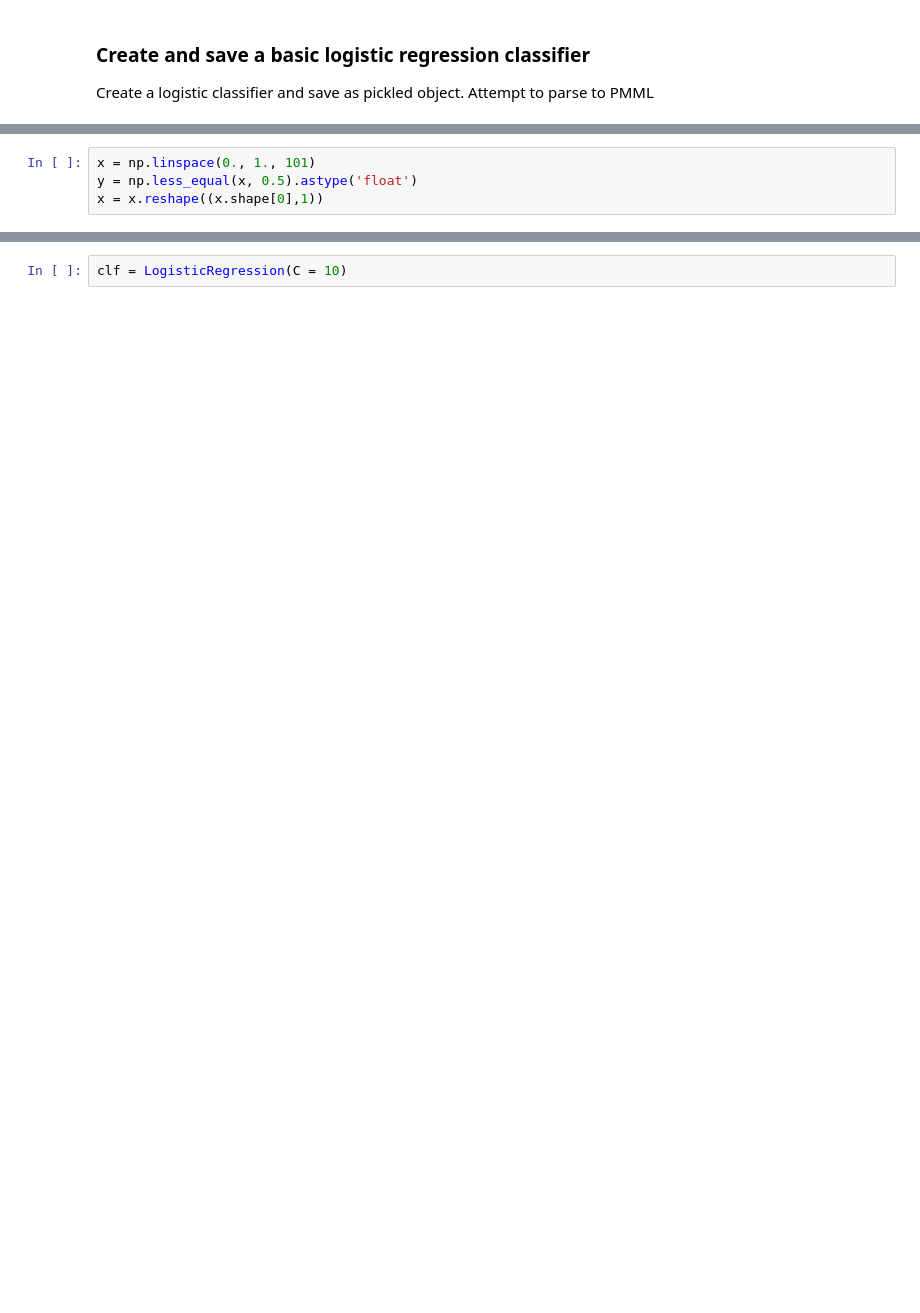
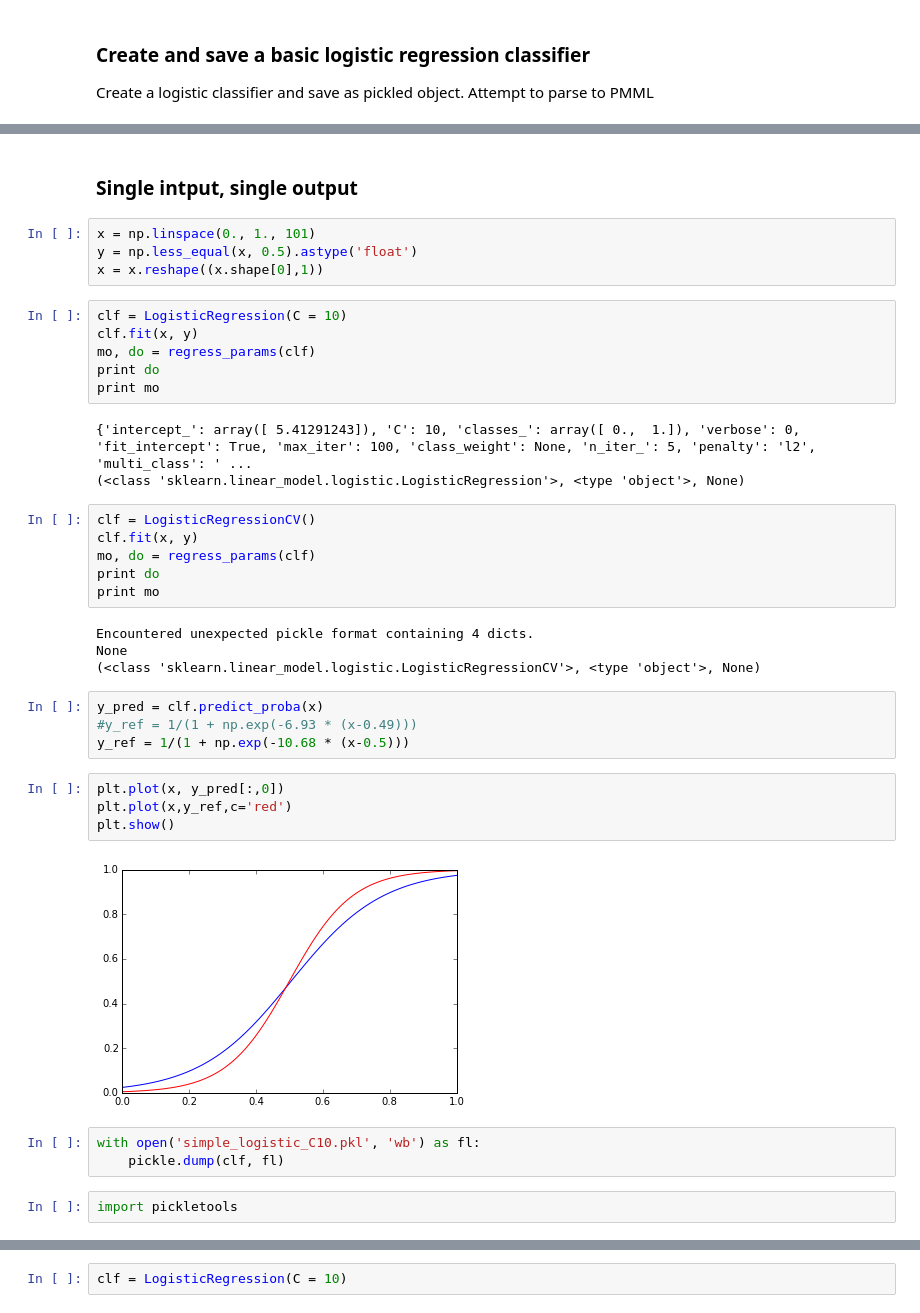
Before and after one commit to nikos-daniilidis/python-ml-experiments, a Jupyter notebook: classification/simple_logistic_pickle.ipynb, the cells around one changed output, grey strips where cells are left out. Drawn from its saved outputs; the diff is of its cells as text; blank space fills up the shorter version.

Commit message:
Updated pickle notebooks.

```diff
--- a/classification/simple_logistic_pickle.ipynb
+++ b/classification/simple_logistic_pickle.ipynb
@@ -10,4 +37,40 @@ import pickle
+# %% [markdown]
+### Single intput, single output
 # %%
 x = np.linspace(0., 1., 101)
 y = np.less_equal(x, 0.5).astype('float')
 x = x.reshape((x.shape[0],1))
+# %%
+clf = LogisticRegression(C = 10)
+clf.fit(x, y)
+mo, do = regress_params(clf)
+print do
+print mo
+# %% [output]
+{'intercept_': array([ 5.41291243]), 'C': 10, 'classes_': array([ 0.,  1.]), 'verbose': 0, 'fit_intercept': True, 'max_iter': 100, 'class_weight': None, 'n_iter_': 5, 'penalty': 'l2', 'multi_class': ' ...
+(<class 'sklearn.linear_model.logistic.LogisticRegression'>, <type 'object'>, None)
+# %%
+clf = LogisticRegressionCV()
+clf.fit(x, y)
+mo, do = regress_params(clf)
+print do
+print mo
+# %% [output]
+Encountered unexpected pickle format containing 4 dicts.
+None
+(<class 'sklearn.linear_model.logistic.LogisticRegressionCV'>, <type 'object'>, None)
+# %%
+y_pred = clf.predict_proba(x)
+#y_ref = 1/(1 + np.exp(-6.93 * (x-0.49)))
+y_ref = 1/(1 + np.exp(-10.68 * (x-0.5)))
+# %%
+plt.plot(x, y_pred[:,0])
+plt.plot(x,y_ref,c='red')
+plt.show()
+# %% [output]
+[figure, added]
+# %%
+with open('simple_logistic_C10.pkl', 'wb') as fl:
+    pickle.dump(clf, fl)
+# %%
+import pickletools
```
Also changed, not shown: parts of 22 cells of this notebook, 6 other files.
